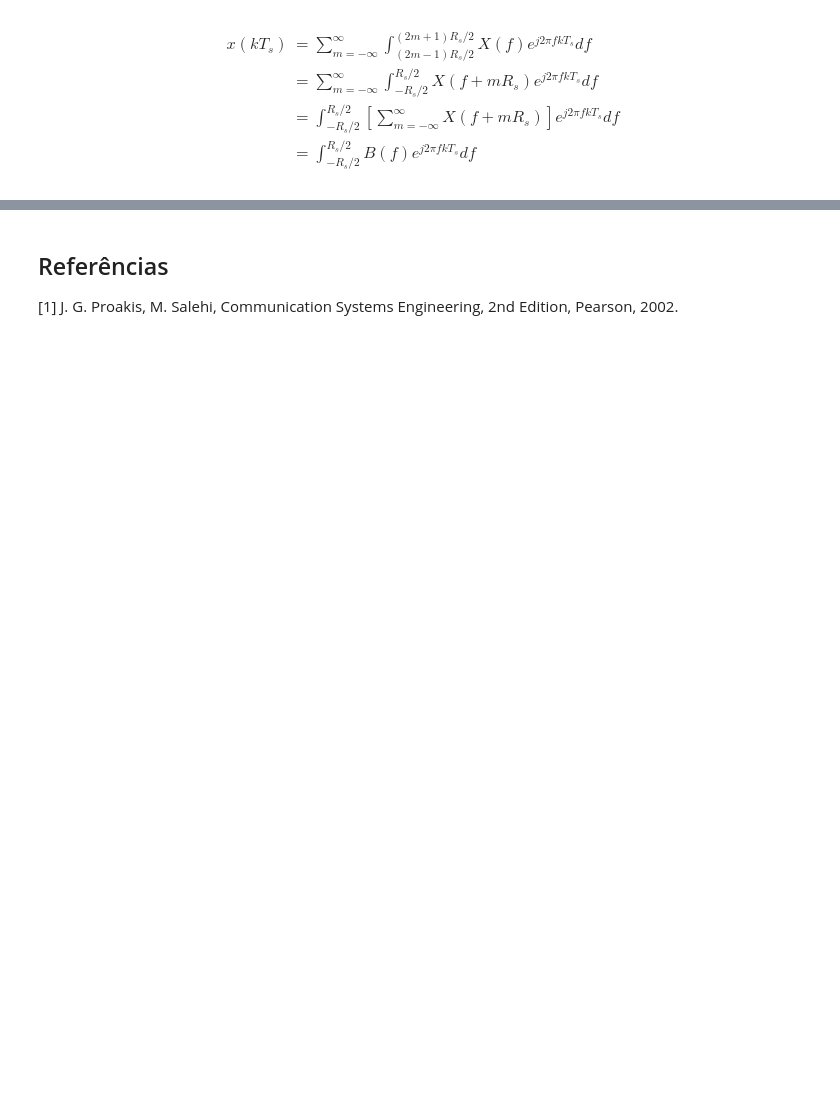
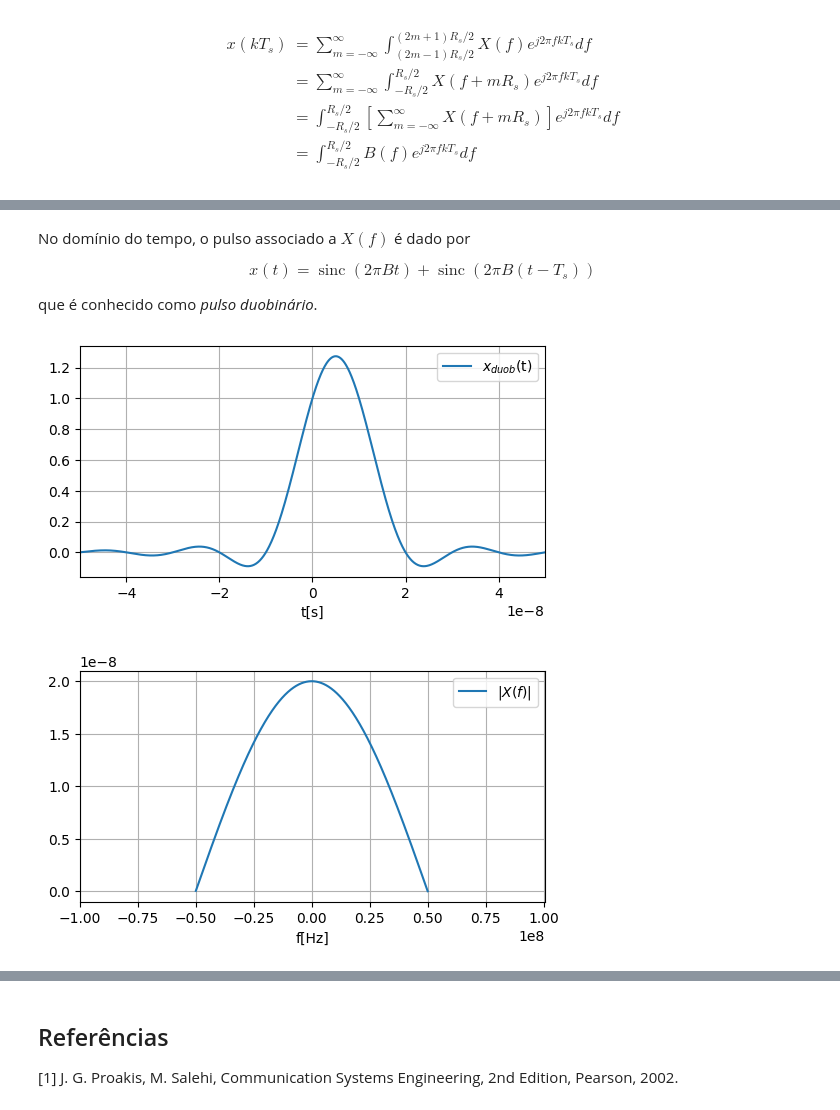
Before and after one commit to edsonportosilva/TDI, a Jupyter notebook: jupyter/4 - Transmissão digital em canais limitados em banda.ipynb, the cells around one changed output, grey strips where cells are left out. Cells and saved outputs as stored; diff of their text form; code cells hidden in the pictures; blank space fills up the shorter version.

```diff
--- a/jupyter/4 - Transmissão digital em canais limitados em banda.ipynb
+++ b/jupyter/4 - Transmissão digital em canais limitados em banda.ipynb
@@ -468,0 +540,19 @@ symplot(t, x, tinterval, '$x_{rc}$(t)', xlabel = 't[s]');
+# %% [markdown]
+No domínio do tempo, o pulso associado a $X(f)$ é dado por
+
+$$
+x(t)=\operatorname{sinc}(2 \pi B t)+\operatorname{sinc}\left(2\pi B(t-T_s)\right)
+$$
+
+que é conhecido como *pulso duobinário*.
+# %%
+x = sp.sinc(2*B*π*t)+sp.sinc(2*B*π*(t-Ts))
+
+tinterval = np.arange(-5, 5, 0.01)*Ts
+symplot(t, x, tinterval, '$x_{duob}$(t)', xlabel = 't[s]');
+
+finterval = np.arange(-2, 2.01, 0.001)*B
+symplot(f, sp.Abs(X), finterval, '$|X(f)|$', xlabel = 'f[Hz]');
+# %% [output]
+[figure, added]
+[figure, added]
```
Also changed, not shown: parts of 15 cells of this notebook.
